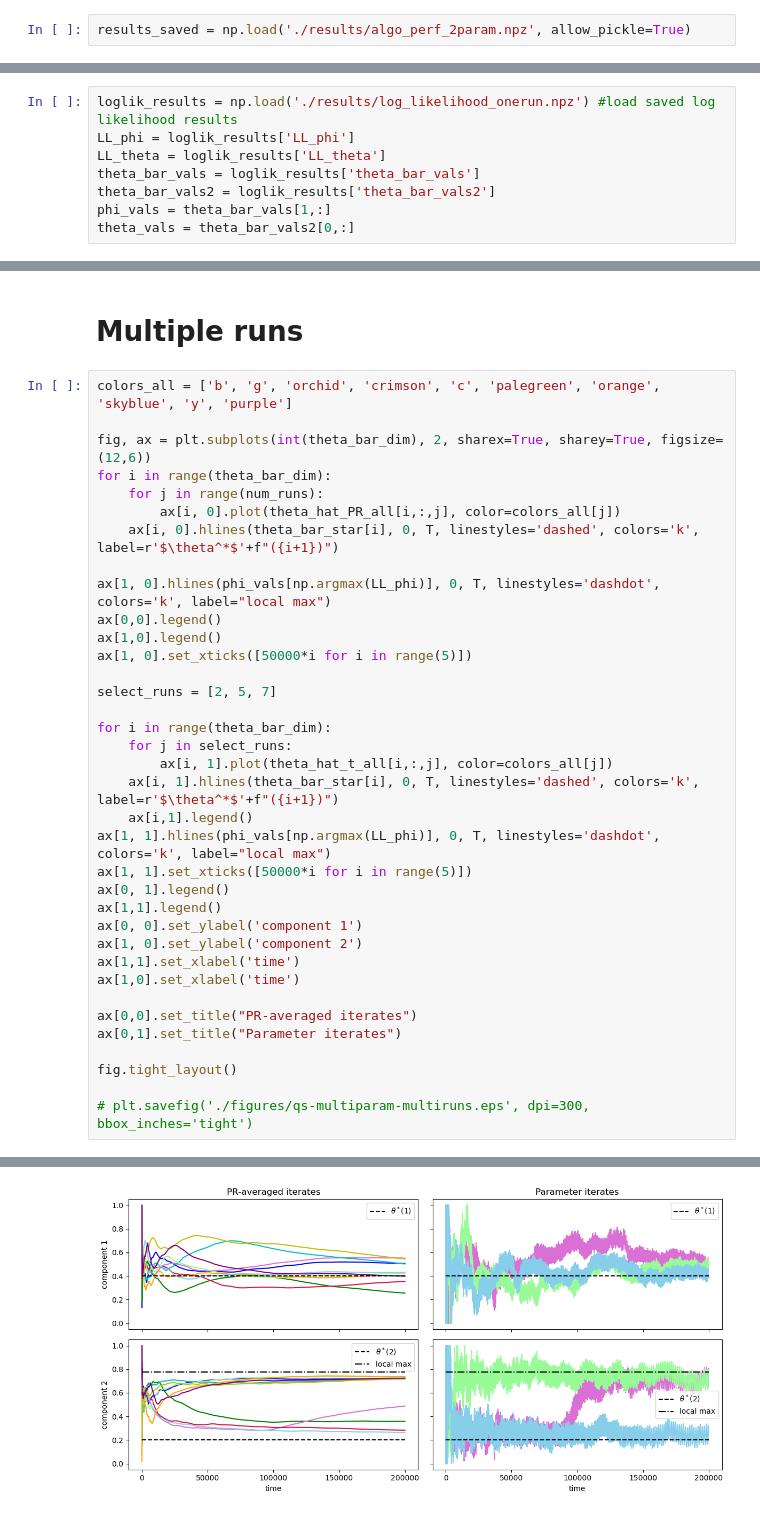
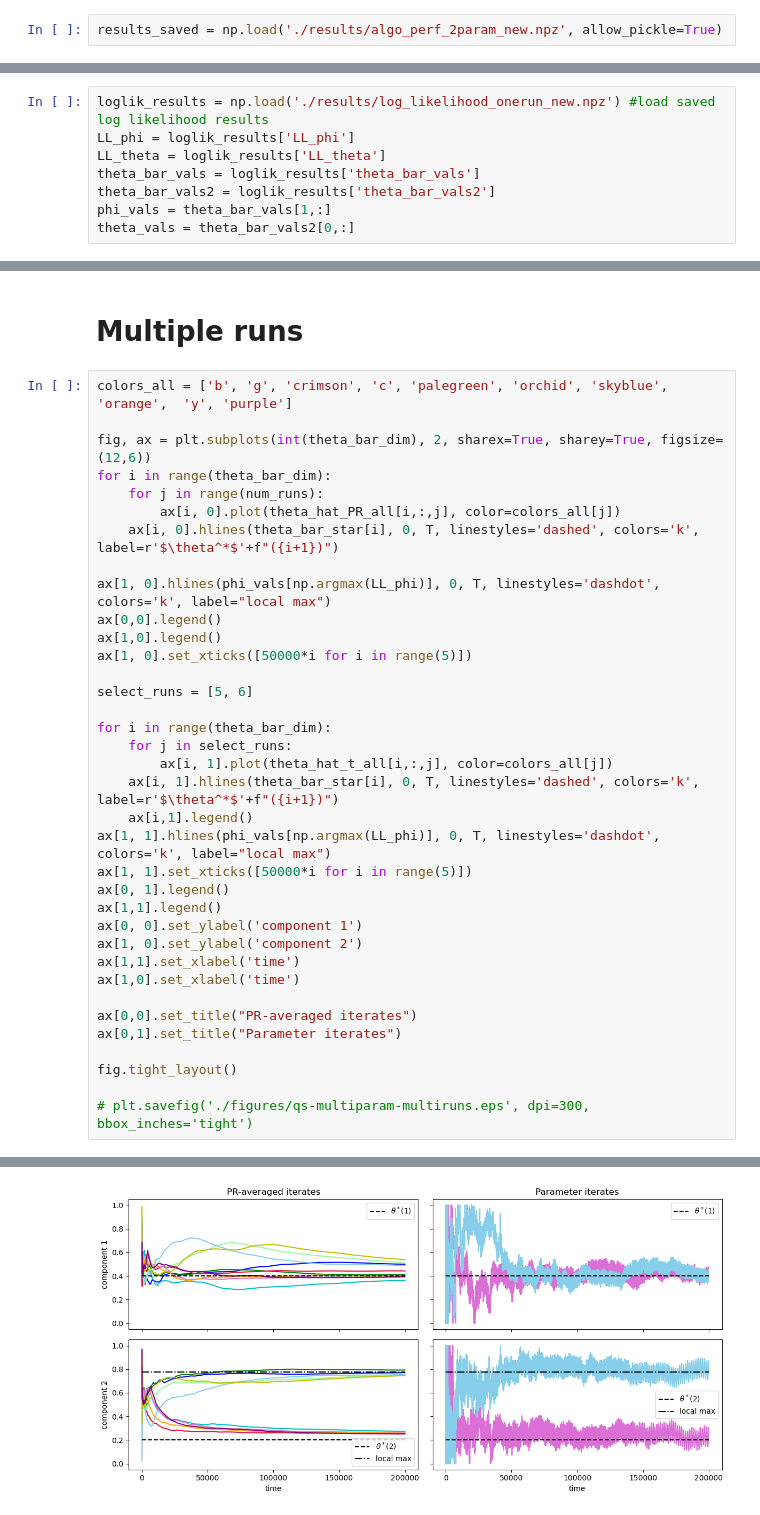
Before and after one commit to Sai-Sumedh/esml-pomdp, a Jupyter notebook: qs-multi-param/generate_figures.ipynb, the cells around one changed output, grey strips where cells are left out. Drawn from its saved outputs; the diff is of its cells as text.

```diff
--- a/qs-multi-param/generate_figures.ipynb
+++ b/qs-multi-param/generate_figures.ipynb
@@ -6,7 +6,7 @@ import math, time, random
 from functions_queueing_system import *
 from functions_extremum_seeking import *
 # %%
-results_saved = np.load('./results/algo_perf_2param.npz', allow_pickle=True)
+results_saved = np.load('./results/algo_perf_2param_new.npz', allow_pickle=True)
 # %%
 list(results_saved.keys())
 # %% [output]
@@ -123,7 +123,7 @@ time=1642.7746925000101s
 # %% [markdown]
 # Plots for single run (Symmetric case)
 # %%
-loglik_results = np.load('./results/log_likelihood_onerun.npz') #load saved log likelihood results
+loglik_results = np.load('./results/log_likelihood_onerun_new.npz') #load saved log likelihood results
 LL_phi = loglik_results['LL_phi']
 LL_theta = loglik_results['LL_theta']
 theta_bar_vals = loglik_results['theta_bar_vals']
@@ -308,7 +310,7 @@ The PostScript backend does not support transparency; partially transparent arti
 # %% [markdown]
 # Multiple runs
 # %%
-colors_all = ['b', 'g', 'orchid', 'crimson', 'c', 'palegreen', 'orange', 'skyblue', 'y', 'purple']
+colors_all = ['b', 'g', 'crimson', 'c', 'palegreen', 'orchid', 'skyblue', 'orange',  'y', 'purple']
 
 fig, ax = plt.subplots(int(theta_bar_dim), 2, sharex=True, sharey=True, figsize=(12,6))
 for i in range(theta_bar_dim):
@@ -317,32 +319,32 @@ for i in range(theta_bar_dim):
     ax[i, 0].hlines(theta_bar_star[i], 0, T, linestyles='dashed', colors='k', label=r'$\theta^*$'+f"({i+1})")
 
 ax[1, 0].hlines(phi_vals[np.argmax(LL_phi)], 0, T, linestyles='dashdot', colors='k', label="local max")
 ax[0,0].legend()
 ax[1,0].legend()
 ax[1, 0].set_xticks([50000*i for i in range(5)])
 
-select_runs = [2, 5, 7]
+select_runs = [5, 6]
 
 for i in range(theta_bar_dim):
     for j in select_runs:
         ax[i, 1].plot(theta_hat_t_all[i,:,j], color=colors_all[j])
     ax[i, 1].hlines(theta_bar_star[i], 0, T, linestyles='dashed', colors='k', label=r'$\theta^*$'+f"({i+1})")
     ax[i,1].legend()
 ax[1, 1].hlines(phi_vals[np.argmax(LL_phi)], 0, T, linestyles='dashdot', colors='k', label="local max")
 ax[1, 1].set_xticks([50000*i for i in range(5)])
 ax[0, 1].legend()
 ax[1,1].legend()
 ax[0, 0].set_ylabel('component 1')
 ax[1, 0].set_ylabel('component 2')
 ax[1,1].set_xlabel('time')
 ax[1,0].set_xlabel('time')
 
 ax[0,0].set_title("PR-averaged iterates")
 ax[0,1].set_title("Parameter iterates")
 
 fig.tight_layout()
 
 # plt.savefig('./figures/qs-multiparam-multiruns.eps', dpi=300, bbox_inches='tight')
 # %% [output]
 The PostScript backend does not support transparency; partially transparent artists will be rendered opaque.
-[figure, old version]
+[figure, new version]
```
Also changed, not shown: parts of 9 cells of this notebook, 3 other files.
